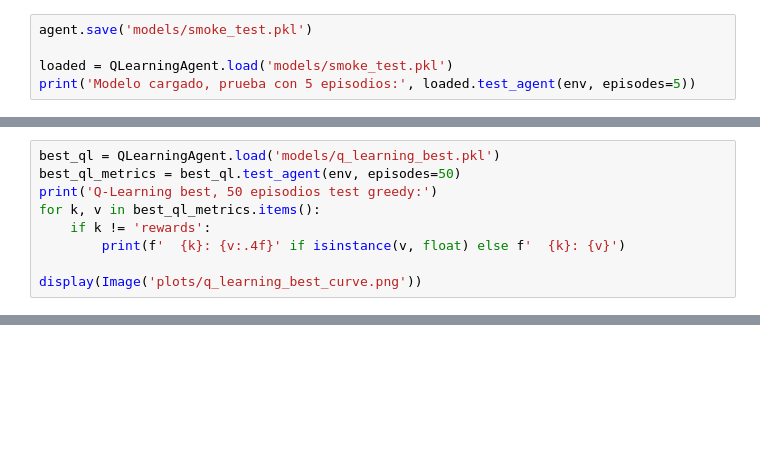
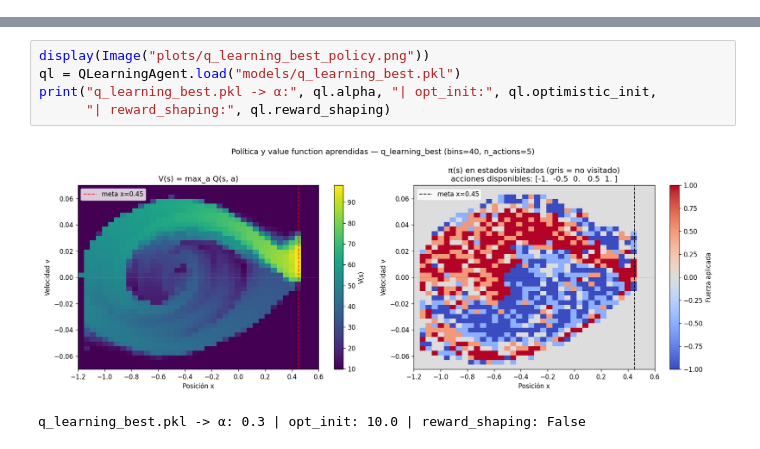
Before and after one commit to JuanCortabarria/obligatorioInteligenciaArtificial, a Jupyter notebook: Obligatorio Marzo 2026/MountainCarContinuous/continuous_mountain_car.ipynb, the cells around one changed output, grey strips where cells are left out. Drawn from its saved outputs; the diff is of its cells as text; blank space fills up the shorter version.

```diff
--- a/Obligatorio Marzo 2026/MountainCarContinuous/continuous_mountain_car.ipynb
+++ b/Obligatorio Marzo 2026/MountainCarContinuous/continuous_mountain_car.ipynb
@@ -90,5 +0,0 @@ El `save` guarda Q + config del discretizer + hiperparámetros en un `.pkl`. Per
-# %%
-agent.save('models/smoke_test.pkl')
-
-loaded = QLearningAgent.load('models/smoke_test.pkl')
-print('Modelo cargado, prueba con 5 episodios:', loaded.test_agent(env, episodes=5))
@@ -118,9 +0,0 @@ Entrenamos este modelo con 2000 episodios (script `train_best.py`) y lo guardamo
-# %%
-best_ql = QLearningAgent.load('models/q_learning_best.pkl')
-best_ql_metrics = best_ql.test_agent(env, episodes=50)
-print('Q-Learning best, 50 episodios test greedy:')
-for k, v in best_ql_metrics.items():
-    if k != 'rewards':
-        print(f'  {k}: {v:.4f}' if isinstance(v, float) else f'  {k}: {v}')
-
-display(Image('plots/q_learning_best_curve.png'))
@@ -187,0 +98,8 @@ env.close()
+# %%
+display(Image("plots/q_learning_best_policy.png"))
+ql = QLearningAgent.load("models/q_learning_best.pkl")
+print("q_learning_best.pkl -> α:", ql.alpha, "| opt_init:", ql.optimistic_init,
+      "| reward_shaping:", ql.reward_shaping)
+# %% [output]
+[figure, added]
+q_learning_best.pkl -> α: 0.3 | opt_init: 10.0 | reward_shaping: False
```
Also changed, not shown: parts of 44 cells of this notebook, 28 other files.
